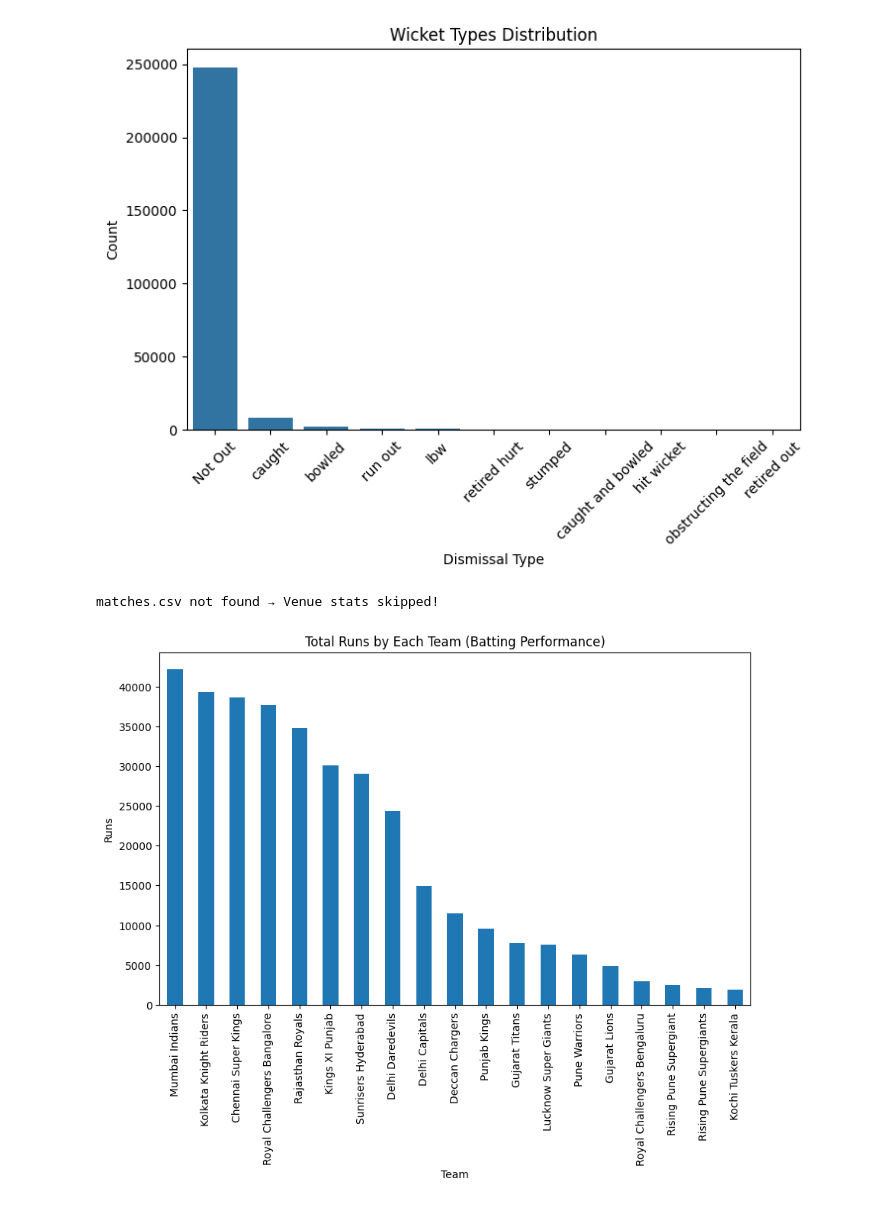
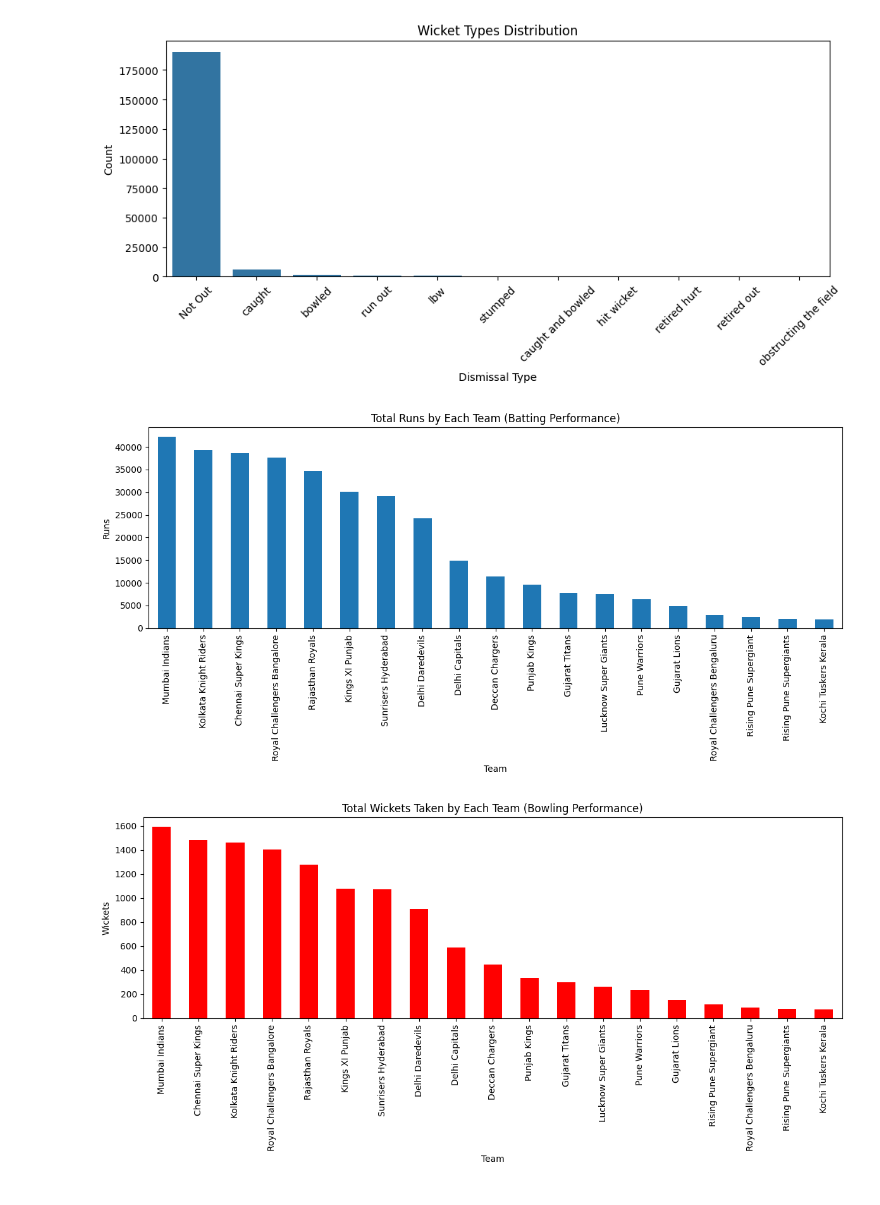
Before and after one commit to angirekulamanoj19-dotcom/Cricket-Player-Performance-Prediction---Group-1-, a Jupyter notebook: eda.ipynb, the cells around one changed output. Saved outputs shown, nothing was run; the diff lists cells and outputs as text; code cells hidden in the pictures.

```diff
--- a/eda.ipynb
+++ b/eda.ipynb
@@ -7 +19,4 @@ df = pd.read_csv("deliveries.csv")
+# %%
+# Take a sample for fast plotting
+df_sample = df.sample(n=200000, random_state=42)
 # %%
@@ -16,40 +32,40 @@ plt.show()
 # %%
-plt.figure(figsize=(8,5))
-sns.countplot(x=df["dismissal_kind"].fillna("Not Out"))
+plt.figure(figsize=(10, 5))
+sns.countplot(
+    x=df_sample["dismissal_kind"].fillna("Not Out"),
+    order=df_sample["dismissal_kind"].fillna("Not Out").value_counts().index
+)
 plt.xticks(rotation=45)
 plt.title("Wicket Types Distribution")
 plt.xlabel("Dismissal Type")
 plt.ylabel("Count")
+plt.tight_layout()
 plt.show()
 # %% [output]
-[figure, old version]
+[figure, new version]
 # %%
-try:
-    matches = pd.read_csv("matches.csv")
+team_runs = df.groupby("batting_team")["total_runs"].sum().sort_values(ascending=False)
 
-    merged = df.merge(matches[["id", "venue"]], left_on="match_id", right_on="id")
-
-    venue_stats = merged.groupby("venue")["total_runs"].sum().sort_values(ascending=False).head(10)
-
-    plt.figure(figsize=(10,6))
-    venue_stats.plot(kind="bar")
-    plt.title("Top 10 High Scoring Venues")
-    plt.xlabel("Venue")
-    plt.ylabel("Total Runs Scored")
-    plt.show()
-
-except FileNotFoundError:
-    print("matches.csv not found → Venue stats skipped!")
+plt.figure(figsize=(12, 6))
+team_runs.plot(kind="bar")
+plt.title("Total Runs by Each Team (Batting Performance)")
+plt.xlabel("Team")
+plt.ylabel("Runs")
+plt.tight_layout()
+plt.show()
 # %% [output]
-matches.csv not found → Venue stats skipped!
+[figure, added]
 # %%
-team_runs = df.groupby("batting_team")["total_runs"].sum().sort_values(ascending=False)
+df["is_wicket"] = df["dismissal_kind"].notna().astype(int)
 
-plt.figure(figsize=(10,6))
-team_runs.plot(kind="bar")
-plt.title("Total Runs by Each Team (Batting Performance)")
+team_wickets = df.groupby("bowling_team")["is_wicket"].sum().sort_values(ascending=False)
+
+plt.figure(figsize=(12, 6))
+team_wickets.plot(kind="bar", color="red")
+plt.title("Total Wickets Taken by Each Team (Bowling Performance)")
 plt.xlabel("Team")
-plt.ylabel("Runs")
+plt.ylabel("Wickets")
+plt.tight_layout()
 plt.show()
 # %% [output]
-[figure, old version]
+[figure, new version]
```
Also changed, not shown: parts of 4 cells of this notebook, 5 other files.
